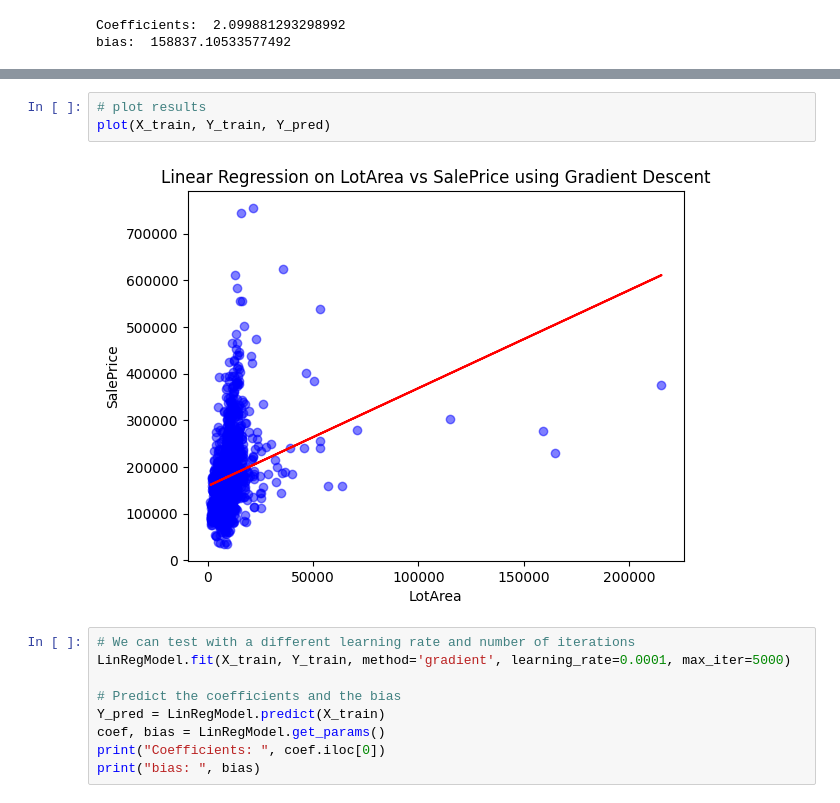
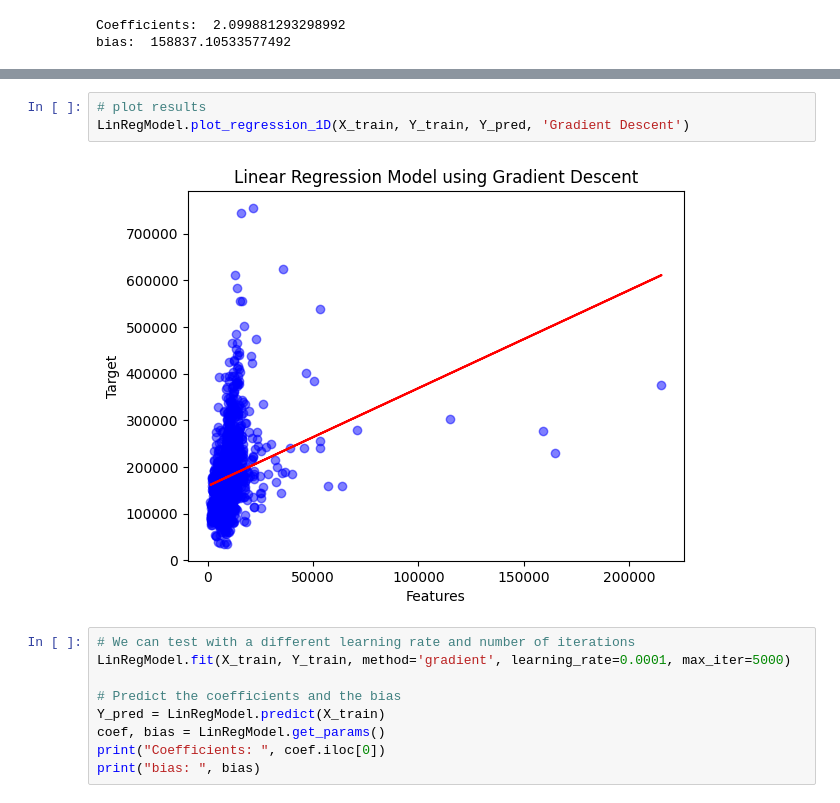
Before and after one commit to akef215/ml_from_scratch, a Jupyter notebook: regression_lineaire/exemple/demo.ipynb, the cells around one changed output, grey strips where cells are left out. Cells and saved outputs as stored; diff of their text form.

```diff
--- a/regression_lineaire/exemple/demo.ipynb
+++ b/regression_lineaire/exemple/demo.ipynb
@@ -92,8 +75,8 @@ plotL(cost_history)
 # %%
 # plot results
-plot(X_train, Y_train, Y_pred)
+LinRegModel.plot_regression_1D(X_train, Y_train, Y_pred, 'Gradient Descent')
 # %% [output]
-[figure, old version]
+[figure, new version]
 # %%
 # We can test with a different learning rate and number of iterations
 LinRegModel.fit(X_train, Y_train, method='gradient', learning_rate=0.0001, max_iter=5000)
```
Also changed, not shown: parts of 6 cells of this notebook, 14 other files.
